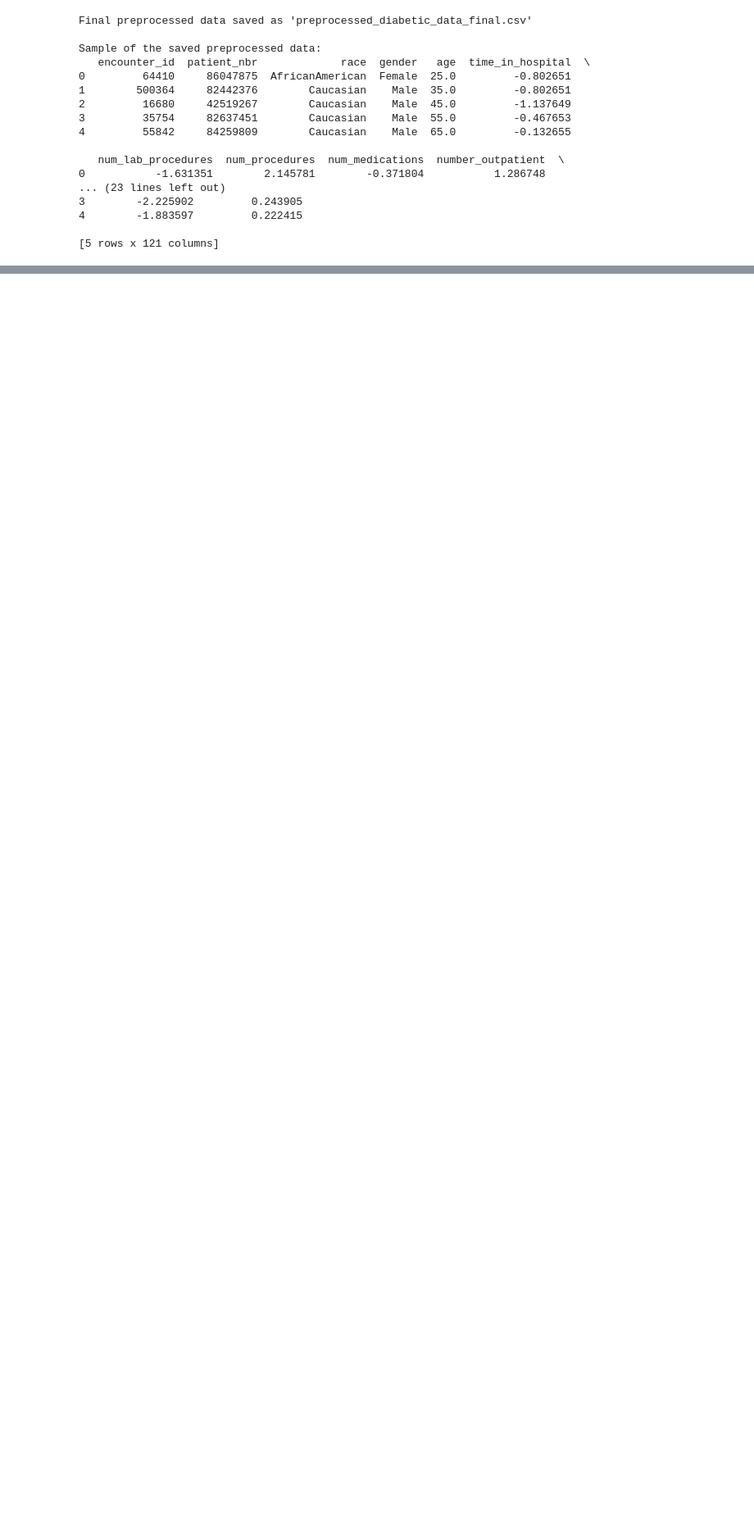
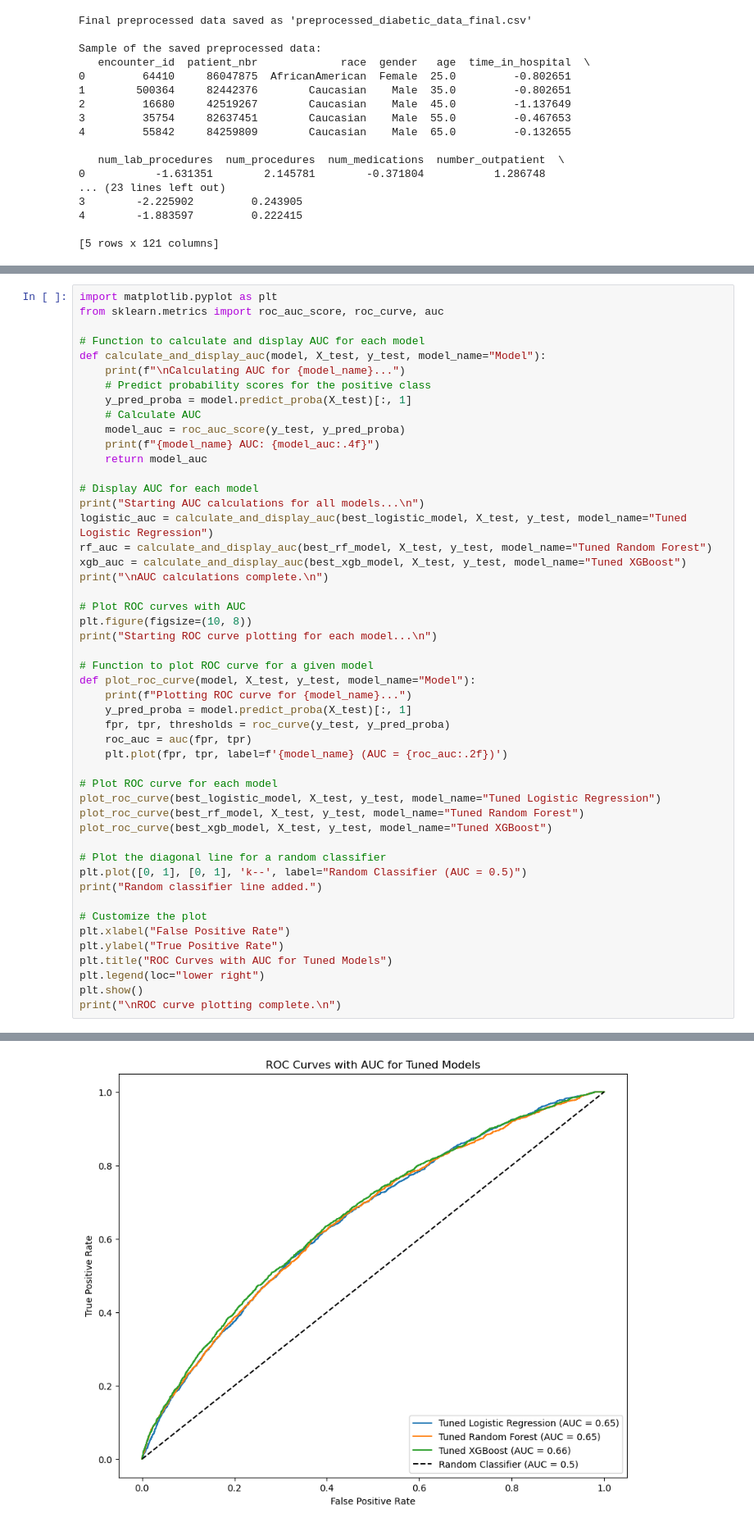
Before and after one commit to Securella/ml-project, a Jupyter notebook: project-diabetes-notebook.ipynb, the cells around one changed output, grey strips where cells are left out. Shown at 82% size. Cells and saved outputs as stored; diff of their text form; blank space fills up the shorter version.

Commit message:
added ROC plotting.

```diff
--- a/project-diabetes-notebook.ipynb
+++ b/project-diabetes-notebook.ipynb
@@ -1817,0 +1532,50 @@ Passing `palette` without assigning `hue` is deprecated and will be removed in v
+# %%
+import matplotlib.pyplot as plt
+from sklearn.metrics import roc_auc_score, roc_curve, auc
+
+# Function to calculate and display AUC for each model
+def calculate_and_display_auc(model, X_test, y_test, model_name="Model"):
+    print(f"\nCalculating AUC for {model_name}...")
+    # Predict probability scores for the positive class
+    y_pred_proba = model.predict_proba(X_test)[:, 1]
+    # Calculate AUC
+    model_auc = roc_auc_score(y_test, y_pred_proba)
+    print(f"{model_name} AUC: {model_auc:.4f}")
+    return model_auc
+
+# Display AUC for each model
+print("Starting AUC calculations for all models...\n")
+logistic_auc = calculate_and_display_auc(best_logistic_model, X_test, y_test, model_name="Tuned Logistic Regression")
+rf_auc = calculate_and_display_auc(best_rf_model, X_test, y_test, model_name="Tuned Random Forest")
+xgb_auc = calculate_and_display_auc(best_xgb_model, X_test, y_test, model_name="Tuned XGBoost")
+print("\nAUC calculations complete.\n")
+
+# Plot ROC curves with AUC
+plt.figure(figsize=(10, 8))
+print("Starting ROC curve plotting for each model...\n")
+
+# Function to plot ROC curve for a given model
+def plot_roc_curve(model, X_test, y_test, model_name="Model"):
+    print(f"Plotting ROC curve for {model_name}...")
+    y_pred_proba = model.predict_proba(X_test)[:, 1]
+    fpr, tpr, thresholds = roc_curve(y_test, y_pred_proba)
+    roc_auc = auc(fpr, tpr)
+    plt.plot(fpr, tpr, label=f'{model_name} (AUC = {roc_auc:.2f})')
+
+# Plot ROC curve for each model
+plot_roc_curve(best_logistic_model, X_test, y_test, model_name="Tuned Logistic Regression")
+plot_roc_curve(best_rf_model, X_test, y_test, model_name="Tuned Random Forest")
+plot_roc_curve(best_xgb_model, X_test, y_test, model_name="Tuned XGBoost")
+
+# Plot the diagonal line for a random classifier
+plt.plot([0, 1], [0, 1], 'k--', label="Random Classifier (AUC = 0.5)")
+print("Random classifier line added.")
+
+# Customize the plot
+plt.xlabel("False Positive Rate")
+plt.ylabel("True Positive Rate")
+plt.title("ROC Curves with AUC for Tuned Models")
+plt.legend(loc="lower right")
+plt.show()
+print("\nROC curve plotting complete.\n")
+# %% [output]
@@ -1817,0 +1602 @@ Passing `palette` without assigning `hue` is deprecated and will be removed in v
+[figure, added]
```
Also changed, not shown: parts of 47 cells of this notebook, 1 other file.
